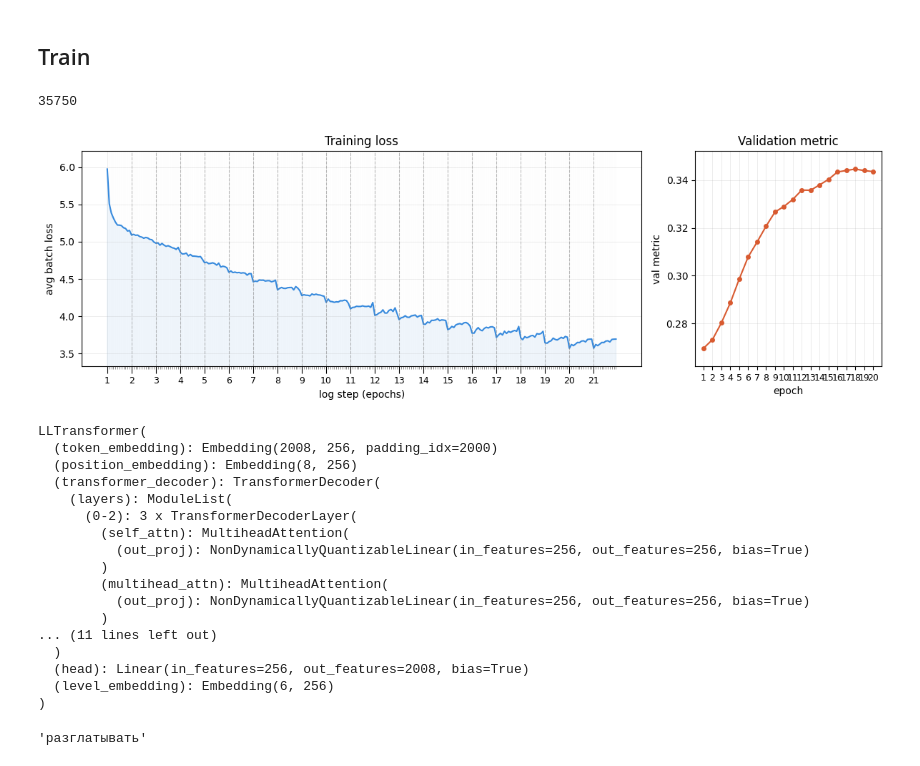
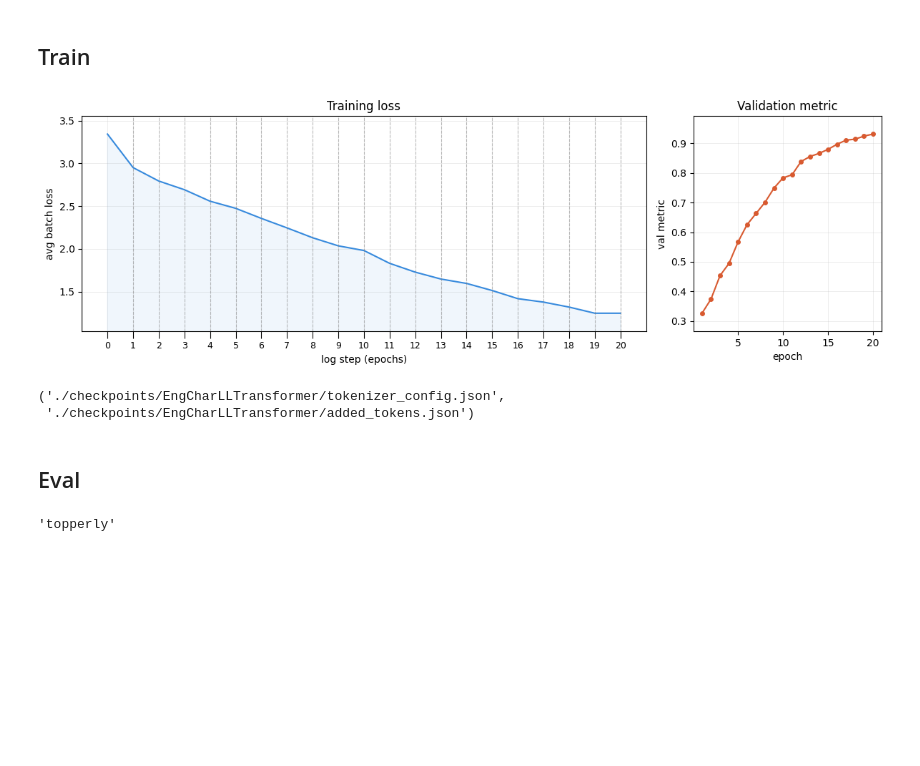
Before and after one commit to TerbiumTB/BilingulalTest, a Jupyter notebook: lemma_level_lang/training.ipynb, the cells around one changed output. Saved outputs shown, nothing was run; the diff lists cells and outputs as text; code cells hidden in the pictures; blank space fills up the shorter version.

Commit message:
added eng model

```diff
--- a/lemma_level_lang/training.ipynb
+++ b/lemma_level_lang/training.ipynb
@@ -45,12 +109,12 @@ data[cefr=="C2"]
+# %%
+data = eng_freq_data
 # %%
 from sklearn.model_selection import train_test_split
 
 train, test = train_test_split(data, test_size=0.3, stratify=data['Level'])
 # %%
-from tokenizer import get_bpe_tokenizer
+from tokenizer import get_bpe_tokenizer, get_char_tokenizer, ENGALPHAPBET
 
-tokenizer = get_bpe_tokenizer(train["Lemma"])
+MAX_LEN = 16
+
+tokenizer = get_char_tokenizer(ENGALPHAPBET, MAX_LEN)
-# %%
-from dataset import LLLDataset, LEVELS, LANGUAGES, NUM_LEVELS, NUM_LANGS
-
-MAX_LEN = 8
@@ -103,4 +171,0 @@ UNK_IDX = tokenizer.unk_token_id
-# %%
-len(train_set)
-# %% [output]
-35750
@@ -112,58 +172,49 @@ def get_model_device(model: nn.Module):
+# %%
+MODEL_NAME = "TestModel"
 # %%
 import torch.optim as optim
 from model import LLTransformer
 from utils.logger import PlotLogger, TQDMLogger
 from utils.checkpointer import CheckPointer
 from utils.trainer import LLTrainer
-from utils.func import n_params, TokenCrossEntropyLoss, TokenAccuracy
+from utils.func import n_params
+from utils.metrics import TokenCrossEntropyLoss, TokenAccuracy
 
 
 vocab_size = len(tokenizer.get_vocab()) + len(tokenizer.get_added_vocab())
 model = LLTransformer(
     vocab_size=vocab_size,
     d_model=256,
     nhead=4,
     num_layers=3,
     dim_feedforward=1024,
     num_levels=NUM_LEVELS,
     max_positions=MAX_LEN,
     pad_idx=PAD_IDX,
     dropout=0.2,
 ).to(device)
 
 print(f"Trainable params: {n_params(model):,}")
 
-chkpter = CheckPointer(model, get_path('RuLLTransformer'))
+chkpter = CheckPointer(model, get_path(MODEL_NAME))
 logger = PlotLogger(log_every_n_step=100)
 trainer = LLTrainer(model, logger, device, chkpter)
 
 train_params = {
     'criterion': TokenCrossEntropyLoss(ignore_index=PAD_IDX),
     'opt': optim.AdamW(model.parameters(), lr=1e-4)
 }
 
 val_params = {
     'metric': TokenAccuracy(vocab_size, PAD_IDX),
     # 'transform': nn.Sigmoid()
 }
 
-trainer.fit(train_loader, train_params, test_loader, val_params, epochs=20)
+model = trainer.fit(small_loader, train_params, small_loader, val_params, epochs=20)
 # %% [output]
-[figure, old version]
+[figure, new version]
-LLTransformer(
-  (token_embedding): Embedding(2008, 256, padding_idx=2000)
-  (position_embedding): Embedding(8, 256)
-  (transformer_decoder): TransformerDecoder(
-    (layers): ModuleList(
-      (0-2): 3 x TransformerDecoderLayer(
-        (self_attn): MultiheadAttention(
-          (out_proj): NonDynamicallyQuantizableLinear(in_features=256, out_features=256, bias=True)
-        )
-        (multihead_attn): MultiheadAttention(
-          (out_proj): NonDynamicallyQuantizableLinear(in_features=256, out_features=256, bias=True)
-        )
-... (11 lines left out)
-  )
-  (head): Linear(in_features=256, out_features=2008, bias=True)
-  (level_embedding): Embedding(6, 256)
-)
+# %%
+tokenizer.save_pretrained(get_path(MODEL_NAME))
+# %% [output]
+('./checkpoints/EngCharLLTransformer/tokenizer_config.json',
+ './checkpoints/EngCharLLTransformer/added_tokens.json')
@@ -170,3 +223,5 @@ LLTransformer(
+# %% [markdown]
+## Eval
 # %%
 from torch.nn.functional import softmax
 import torch
@@ -205,6 +260,6 @@ def generate_word(model, level, lang, tokenizer, device, max_len=32, temperature
     word = decoded.strip().replace(' ', '')
     return word
 # %%
-generate_word(model, "C1", "RU", tokenizer, device, max_len=MAX_LEN, do_sample=True, temperature=.3)
+generate_word(model, "C2", "RU", tokenizer, device, max_len=MAX_LEN, do_sample=True, temperature=.8)
 # %% [output]
-'разглатывать'
+'topperly'
```
Also changed, not shown: parts of 29 cells of this notebook, 8 other files.
